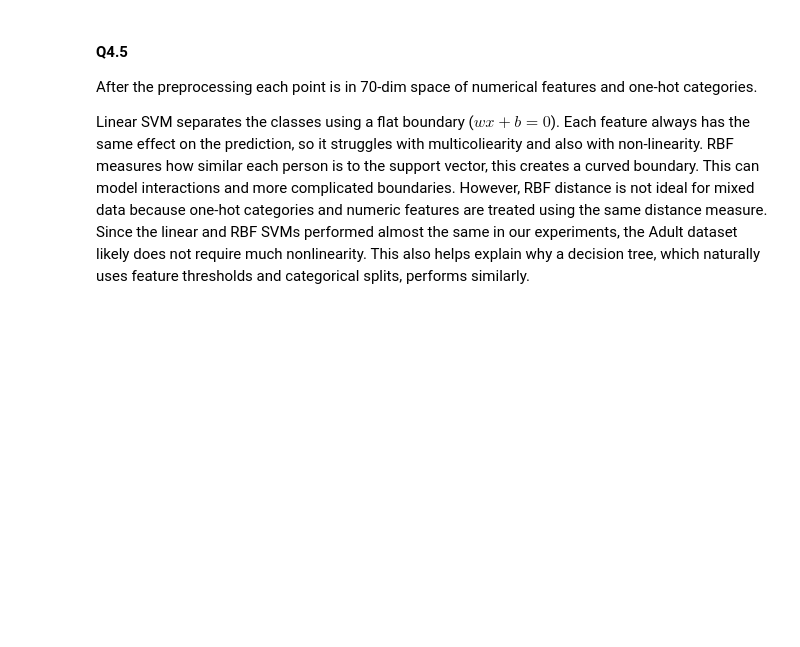
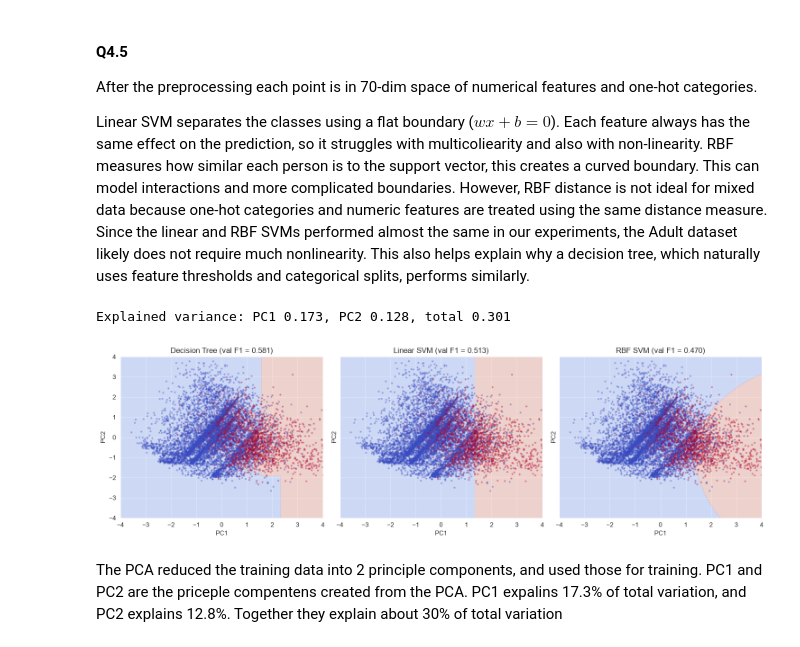
Before and after one commit to Erikth2104/ML_assignments, a Jupyter notebook: OBLIG_2/oblig2.ipynb, the cells around one changed output. Drawn from its saved outputs; the diff is of its cells as text; code cells hidden in the pictures; blank space fills up the shorter version.

```diff
--- a/OBLIG_2/oblig2.ipynb
+++ b/OBLIG_2/oblig2.ipynb
@@ -1745,3 +1745,59 @@ They perform basically the same when using the best parameters. Though there is
 After the preprocessing each point is in 70-dim space of numerical features and one-hot categories.
 
 Linear SVM separates the classes using a flat boundary ($w x+b=0$). Each feature always has the same effect on the prediction, so it struggles with multicoliearity and also with non-linearity. RBF measures how similar each person is to the support vector, this creates a curved boundary. This can model interactions and more complicated boundaries. However, RBF distance is not ideal for mixed data because one-hot categories and numeric features are treated using the same distance measure. Since the linear and RBF SVMs performed almost the same in our experiments, the Adult dataset likely does not require much nonlinearity. This also helps explain why a decision tree, which naturally uses feature thresholds and categorical splits, performs similarly.
+# %%
+# Q5.1
+from sklearn.decomposition import PCA
+from sklearn.model_selection import train_test_split
+from sklearn.metrics import f1_score
+
+# use X_train_pipe, X_val_pipe, X_test_pipe, y_train_pipe, y_val_pipe, y_test_pipe
+# these are cleaned, from Q1.8
+X_train, X_val = X_train_pipe, X_val_pipe
+y_train, y_val = y_train_pipe.to_numpy(), y_val_pipe.to_numpy()
+
+# preprocess, then use PCA to find principal components
+# fit on train only
+prep = clone(preprocessor)
+pca = PCA(n_components=2, random_state=42)
+X_train_2d = pca.fit_transform(prep.fit_transform(X_train))
+X_val_2d = pca.transform(prep.transform(X_val))
+r = pca.explained_variance_ratio_
+print(f"Explained variance: PC1 {r[0]:.3f}, PC2 {r[1]:.3f}, total {r.sum():.3f}")
+
+# fit on a stratified subsample (save time)
+X_svm_2d, _, y_svm, _ = train_test_split(X_train_2d, y_train, train_size=3000,
+                                         stratify=y_train, random_state=42)
+
+# print(np.bincount(y_train), np.bincount(y_svm) check counts
+
+models = {
+    "Decision Tree": DecisionTreeClassifier(max_depth=12, min_samples_leaf=1,
+                                            ccp_alpha=0.0001, random_state=42),
+    "Linear SVM": SVC(kernel="linear", C=1),
+    "RBF SVM": SVC(kernel="rbf", C=1, gamma=0.1),
+}
+
+# grid covering the central 98% of the data
+(x_min, y_min), (x_max, y_max) = np.percentile(X_val_2d, [1, 99], axis=0)
+xx, yy = np.meshgrid(np.linspace(-4, 4, 200), np.linspace(-4, 4, 200))
+grid = np.c_[xx.ravel(), yy.ravel()]
+
+fig, axes = plt.subplots(1, 3, figsize=(15, 4.5), sharex=True, sharey=True)
+for ax, (name, model) in zip(axes, models.items()):
+    X_fit, y_fit = (X_train_2d, y_train) if name == "Decision Tree" else (X_svm_2d, y_svm)
+    model.fit(X_fit, y_fit)
+
+    ax.contourf(xx, yy, model.predict(grid).reshape(xx.shape),
+                levels=[-0.5, 0.5, 1.5], cmap="coolwarm", alpha=0.3)
+    ax.scatter(X_val_2d[:, 0], X_val_2d[:, 1], c=y_val, cmap="coolwarm", s=4, alpha=0.3)
+    f1 = f1_score(y_val, model.predict(X_val_2d))
+    ax.set(title=f"{name} (val F1 = {f1:.3f})", xlabel="PC1", ylabel="PC2",
+           xlim=(-4, 4), ylim=(-4, 4))
+plt.tight_layout()
+plt.show()
+# %% [output]
+Explained variance: PC1 0.173, PC2 0.128, total 0.301
+[figure, added]
+# %% [markdown]
+The PCA reduced the training data into 2 principle components, and used those for training. PC1 and PC2 are the priceple compentens created from the PCA. PC1 expalins 17.3% of total variation, and PC2 explains 12.8%. Together they explain about 30% of total variation
```
Also changed, not shown: parts of 3 cells of this notebook.
